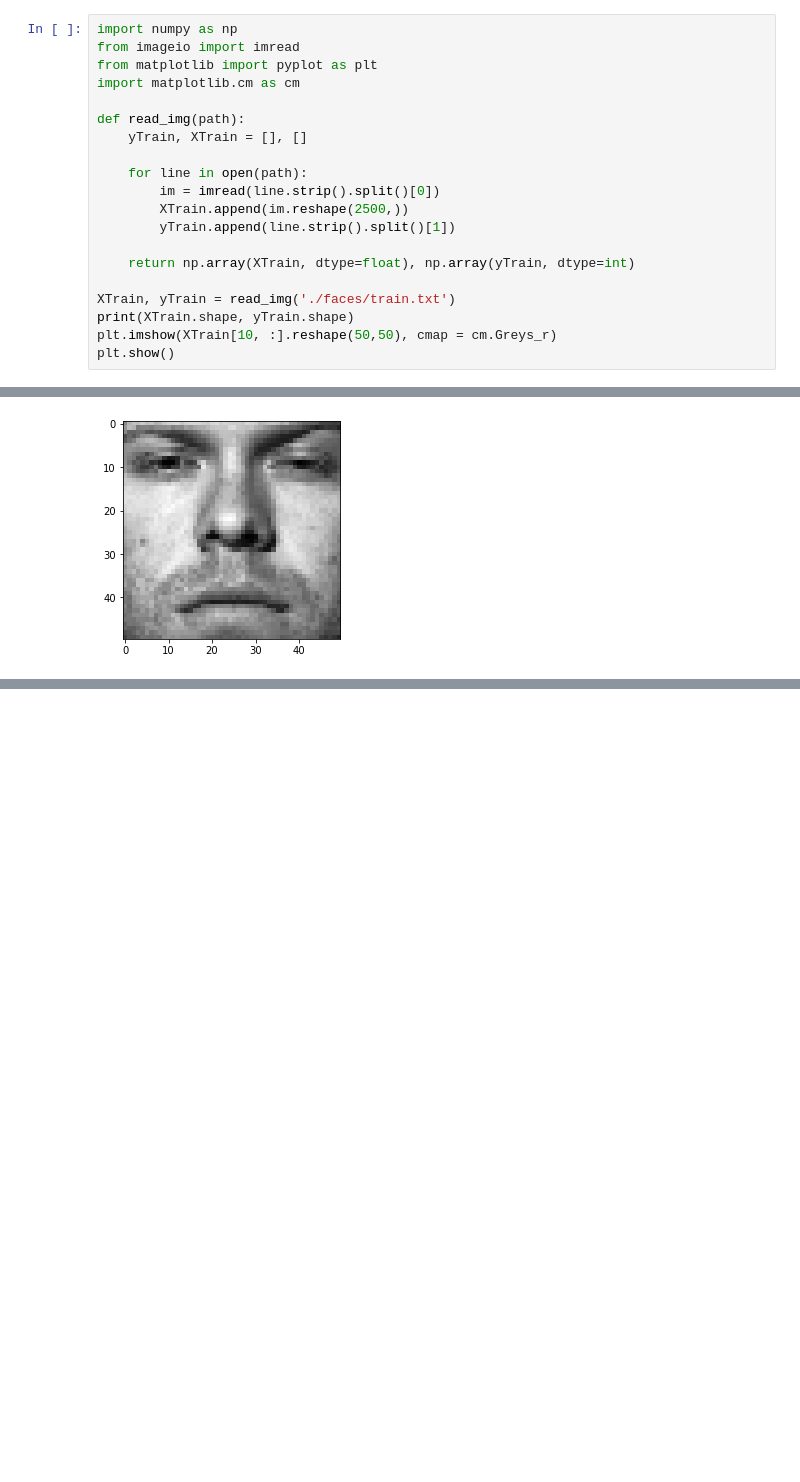
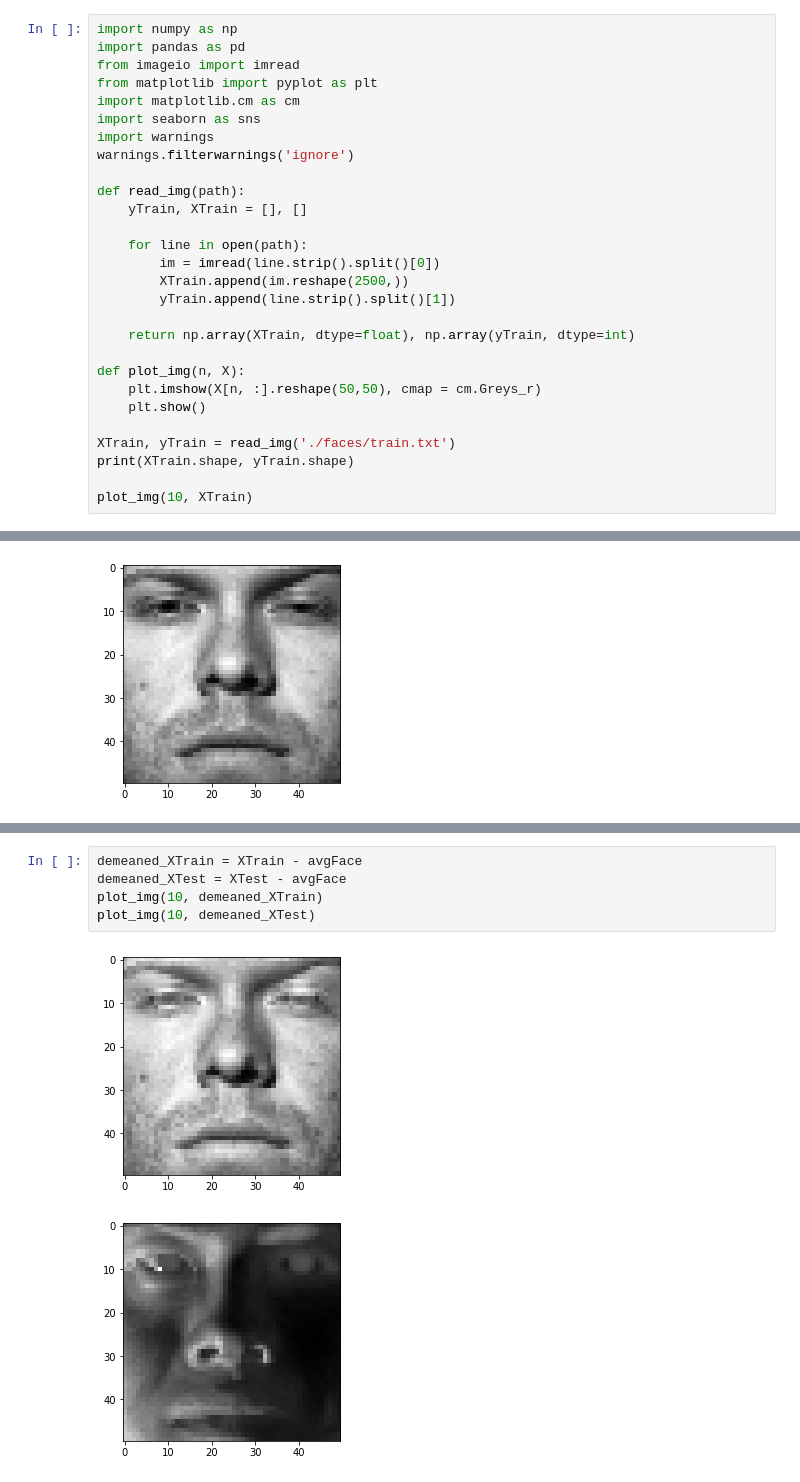
Before and after one commit to martinsun0/AML-assignments, a Jupyter notebook: hw3/hw3_1.ipynb, the cells around one changed output, grey strips where cells are left out. Cells and saved outputs as stored; diff of their text form; blank space fills up the shorter version.

```diff
--- a/hw3/hw3_1.ipynb
+++ b/hw3/hw3_1.ipynb
@@ -1,8 +1,12 @@
 # %%
 import numpy as np
+import pandas as pd
 from imageio import imread
 from matplotlib import pyplot as plt
 import matplotlib.cm as cm
+import seaborn as sns
+import warnings
+warnings.filterwarnings('ignore')
 
 def read_img(path):
     yTrain, XTrain = [], []
@@ -14,10 +18,14 @@ def read_img(path):
 
     return np.array(XTrain, dtype=float), np.array(yTrain, dtype=int)
 
+def plot_img(n, X):
+    plt.imshow(X[n, :].reshape(50,50), cmap = cm.Greys_r)
+    plt.show()
+
 XTrain, yTrain = read_img('./faces/train.txt')
 print(XTrain.shape, yTrain.shape)
-plt.imshow(XTrain[10, :].reshape(50,50), cmap = cm.Greys_r)
-plt.show()
+
+plot_img(10, XTrain)
 # %% [output]
 (540, 2500) (540,)
 [figure]
@@ -37 +44,9 @@ plt.imshow(avgFace.reshape(50,50), cmap = cm.Greys_r)
 [figure]
+# %%
+demeaned_XTrain = XTrain - avgFace
+demeaned_XTest = XTest - avgFace
+plot_img(10, demeaned_XTrain)
+plot_img(10, demeaned_XTest)
+# %% [output]
+[figure, added]
+[figure, added]
```
Also changed, not shown: parts of 6 cells of this notebook.
